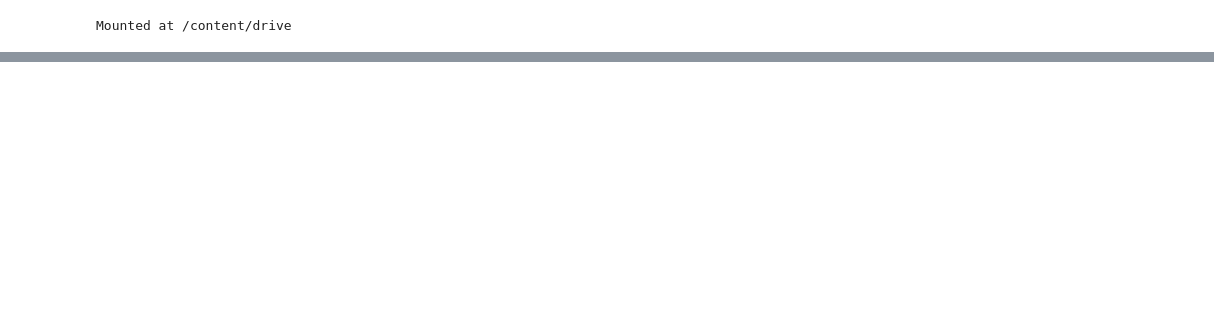
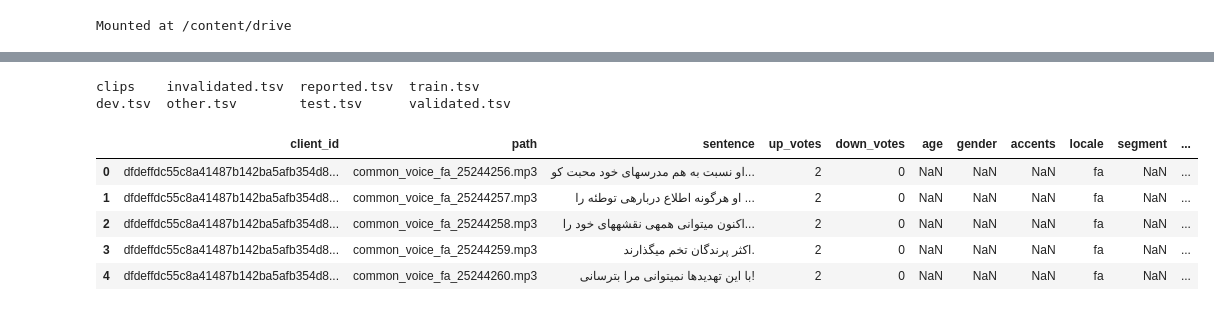
Before and after one commit to azadkhah/speech2text, a Jupyter notebook: ASR.ipynb, the cells around one changed output, grey strips where cells are left out. Saved outputs shown, nothing was run; the diff lists cells and outputs as text; code cells hidden in the pictures; blank space fills up the shorter version.

```diff
--- a/ASR.ipynb
+++ b/ASR.ipynb
@@ -72,0 +181,30 @@ env: CUDA_LAUNCH_BLOCKING=1
+# %%
+abs_path_to_data = os.path.join("/content/drive/MyDrive/speech2text/cv-corpus-9.0-2022-04-27/fa")
+!ls {abs_path_to_data}
+# %% [output]
+clips    invalidated.tsv  reported.tsv  train.tsv
+dev.tsv  other.tsv        test.tsv      validated.tsv
+# %%
+cv_root: str = "./cv-corpus-9.0-2022-04-27"
+
+train: pd.DataFrame = pd.read_csv(f"{cv_root}/fa/train.tsv", delimiter="\t")
+train["set"] = "train"
+dev: pd.DataFrame = pd.read_csv(f"{cv_root}/fa/dev.tsv", delimiter="\t")
+dev["set"] = "dev"
+test: pd.DataFrame = pd.read_csv(f"{cv_root}/fa/test.tsv", delimiter="\t")
+test["set"] = "test"
+data: pd.DataFrame = pd.read_csv(f"{cv_root}/fa/validated.tsv", delimiter="\t")
+
+command: str = "sox {mp3_path} -t wav -r {sr} -c 1 -b 16 - |"
+
+#     break
+
+df = pd.DataFrame(train)
+df.head()
+# %% [output]
+|  | client_id | path | sentence | up_votes | down_votes | age | gender | accents | locale | segment | ... |
+| 0 | dfdeffdc55c8a41487b142ba5afb354d8... | common_voice_fa_25244256.mp3 | او نسبت به هم مدرسهای خود محبت کو... | 2 | 0 | NaN | NaN | NaN | fa | NaN | ... |
+| 1 | dfdeffdc55c8a41487b142ba5afb354d8... | common_voice_fa_25244257.mp3 | او هرگونه اطلاع دربارهی توطئه را ... | 2 | 0 | NaN | NaN | NaN | fa | NaN | ... |
+| 2 | dfdeffdc55c8a41487b142ba5afb354d8... | common_voice_fa_25244258.mp3 | اکنون میتوانی همهی نقشههای خود را... | 2 | 0 | NaN | NaN | NaN | fa | NaN | ... |
+| 3 | dfdeffdc55c8a41487b142ba5afb354d8... | common_voice_fa_25244259.mp3 | اکثر پرندگان تخم میگذارند. | 2 | 0 | NaN | NaN | NaN | fa | NaN | ... |
+| 4 | dfdeffdc55c8a41487b142ba5afb354d8... | common_voice_fa_25244260.mp3 | با این تهدیدها نمیتوانی مرا بترسانی! | 2 | 0 | NaN | NaN | NaN | fa | NaN | ... |
```
Also changed, not shown: parts of 16 cells of this notebook.
